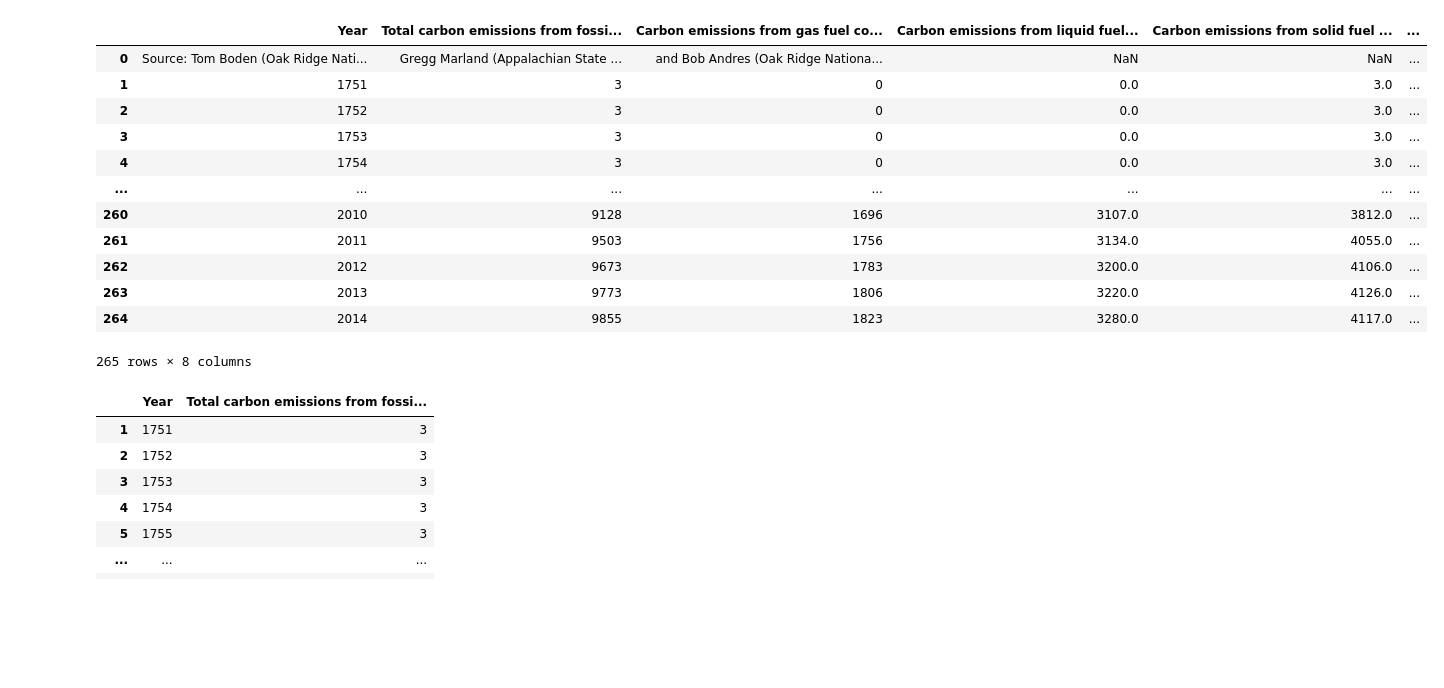
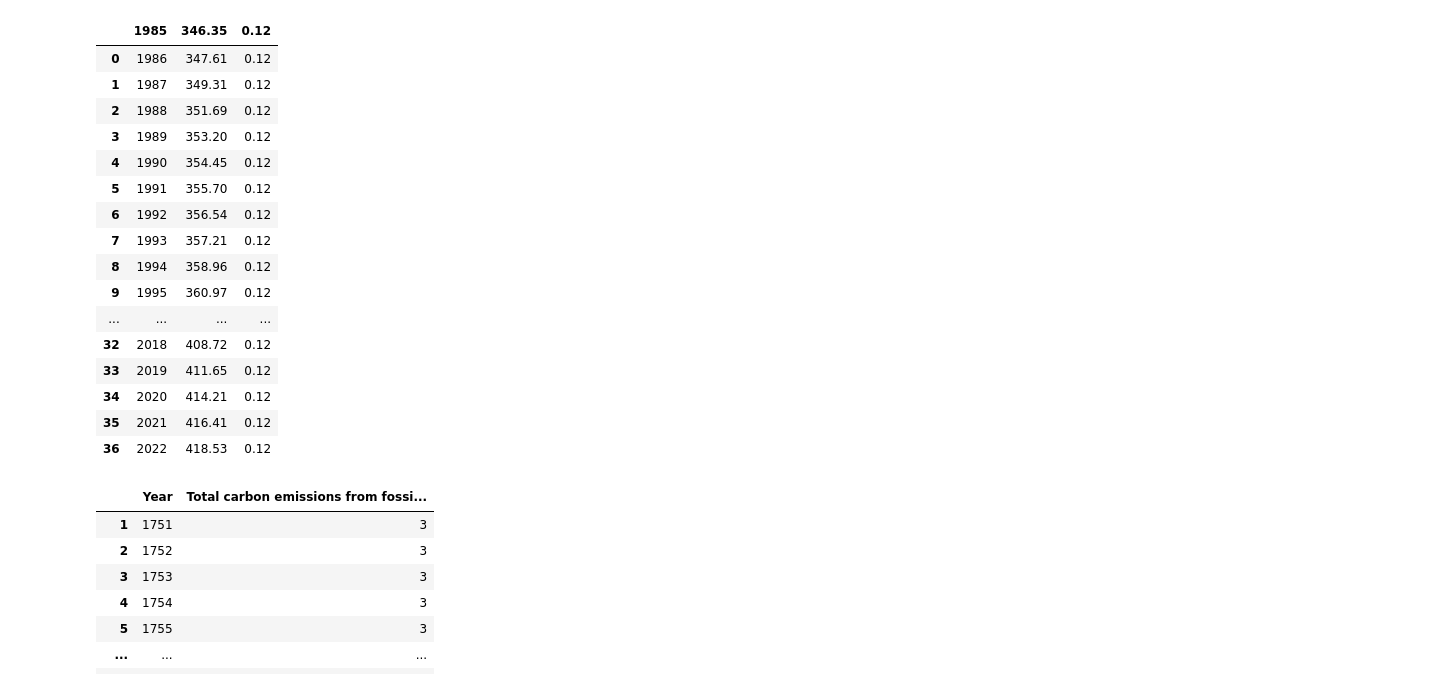
Before and after one commit to rico12312/ESE5023_Assignments_12332293, a Jupyter notebook: PS/PS5/PS5.ipynb, the cells around one changed output. Saved outputs shown, nothing was run; the diff lists cells and outputs as text; code cells hidden in the pictures; blank space fills up the shorter version.

```diff
--- a/PS/PS5/PS5.ipynb
+++ b/PS/PS5/PS5.ipynb
@@ -4,0 +10,6 @@ import pandas as pd
+# %%
+# import data
+data = pd.read_csv('global.1751_2014.csv')
+observation = pd.read_csv('co2_annmean_mlo.csv',skiprows=70)
+# check data
+data
@@ -5,22 +30,24 @@ import pandas as pd
 # %%
-# import data
-data = pd.read_csv('global.1751_2014.csv')
 # check data
-data
+observation
 # %% [output]
-|  | Year | Total carbon emissions from fossi... | Carbon emissions from gas fuel co... | Carbon emissions from liquid fuel... | Carbon emissions from solid fuel ... | ... |
-| 0 | Source: Tom Boden (Oak Ridge Nati... | Gregg Marland (Appalachian State ... | and Bob Andres (Oak Ridge Nationa... | NaN | NaN | ... |
-| 1 | 1751 | 3 | 0 | 0.0 | 3.0 | ... |
-| 2 | 1752 | 3 | 0 | 0.0 | 3.0 | ... |
-| 3 | 1753 | 3 | 0 | 0.0 | 3.0 | ... |
-| 4 | 1754 | 3 | 0 | 0.0 | 3.0 | ... |
-| ... | ... | ... | ... | ... | ... | ... |
-| 260 | 2010 | 9128 | 1696 | 3107.0 | 3812.0 | ... |
-| 261 | 2011 | 9503 | 1756 | 3134.0 | 4055.0 | ... |
-| 262 | 2012 | 9673 | 1783 | 3200.0 | 4106.0 | ... |
-| 263 | 2013 | 9773 | 1806 | 3220.0 | 4126.0 | ... |
-| 264 | 2014 | 9855 | 1823 | 3280.0 | 4117.0 | ... |
+|  | 1985 | 346.35 | 0.12 |
+| 0 | 1986 | 347.61 | 0.12 |
+| 1 | 1987 | 349.31 | 0.12 |
+| 2 | 1988 | 351.69 | 0.12 |
+| 3 | 1989 | 353.20 | 0.12 |
+| 4 | 1990 | 354.45 | 0.12 |
+| 5 | 1991 | 355.70 | 0.12 |
+| 6 | 1992 | 356.54 | 0.12 |
+| 7 | 1993 | 357.21 | 0.12 |
+| 8 | 1994 | 358.96 | 0.12 |
+| 9 | 1995 | 360.97 | 0.12 |
+| ... | ... | ... | ... |
+| 32 | 2018 | 408.72 | 0.12 |
+| 33 | 2019 | 411.65 | 0.12 |
+| 34 | 2020 | 414.21 | 0.12 |
+| 35 | 2021 | 416.41 | 0.12 |
+| 36 | 2022 | 418.53 | 0.12 |
-265 rows × 8 columns
 # %%
 # cut the unwanted data  and check data
 data = data.iloc[1:,0:2]
```
Also changed, not shown: parts of 31 cells of this notebook, 4 other files.
